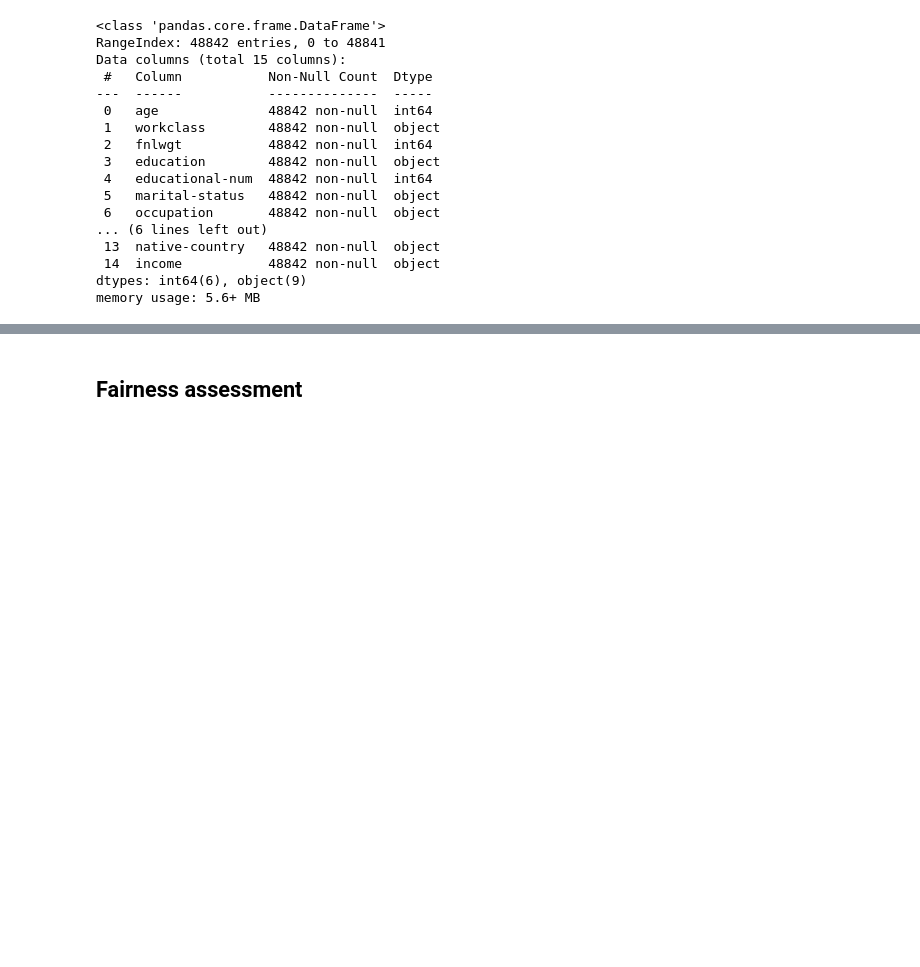
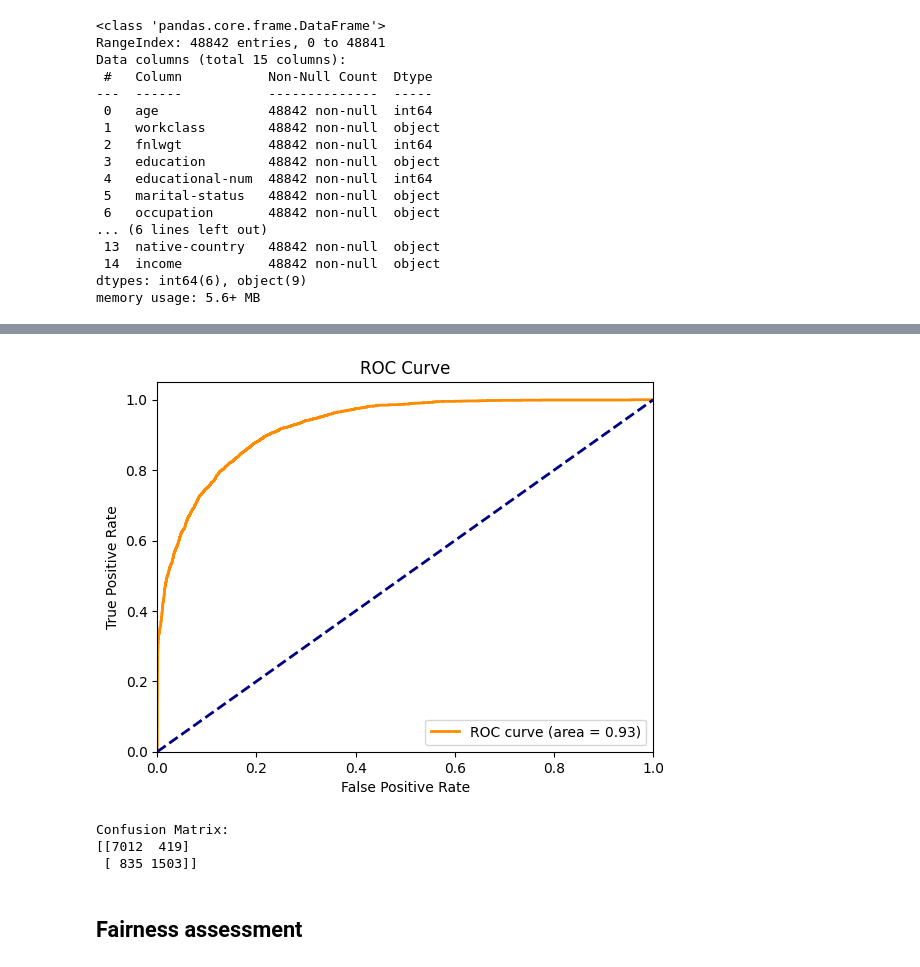
Before and after one commit to mateuszkasprowicz/fairness-toolkits, a Jupyter notebook: notebooks/adult_census.ipynb, the cells around one changed output, grey strips where cells are left out. Drawn from its saved outputs; the diff is of its cells as text; code cells hidden in the pictures; blank space fills up the shorter version.

```diff
--- a/notebooks/adult_census.ipynb
+++ b/notebooks/adult_census.ipynb
@@ -32,7 +36,8 @@ random.seed(RANDOM_STATE)
 TARGET = "income"
 PROTECTED_ATTRIBUTE = "gender"
 # %%
-data = pd.read_csv("../data/adult.csv")
+data_raw = pd.read_csv("../data/adult.csv")
+data = data_raw.copy()
 # %%
 data.info()
 # %% [output]
@@ -104,5 +137,14 @@ y_pred = pd.Series(model.predict(X_test), name="y_pred", index=y_test.index)
+# %%
+fig, ax = plt.subplots()
+plot_roc(model, X_test, y_test, ax)
+# %% [output]
+[figure, added]
 # %%
-calculate_metrics(model, X_test, y_test)
+print_confusion_matrix(model, X_test, y_test)
+# %% [output]
+Confusion Matrix:
+[[7012  419]
+ [ 835 1503]]
 # %% [markdown]
 ## Fairness assessment
 # %% [markdown]
```
Also changed, not shown: parts of 42 cells of this notebook, 2 other files.
